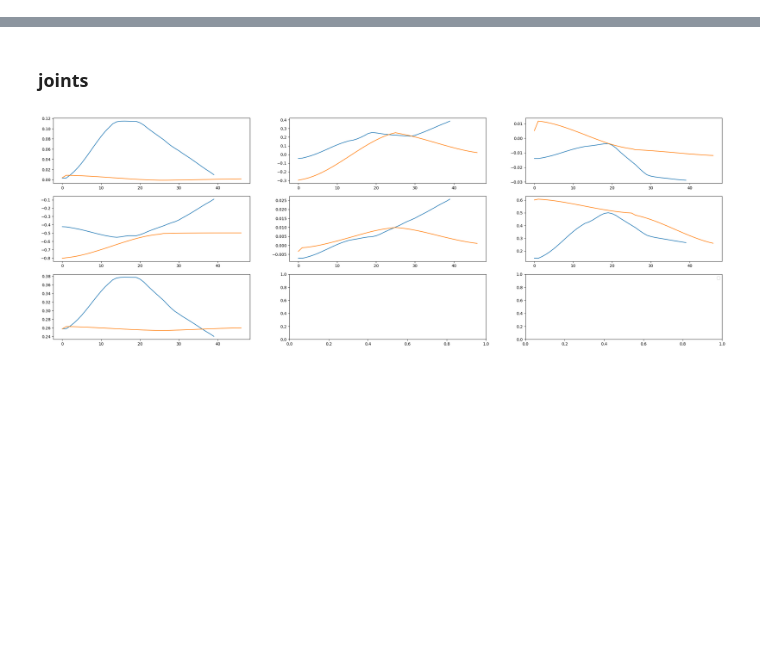
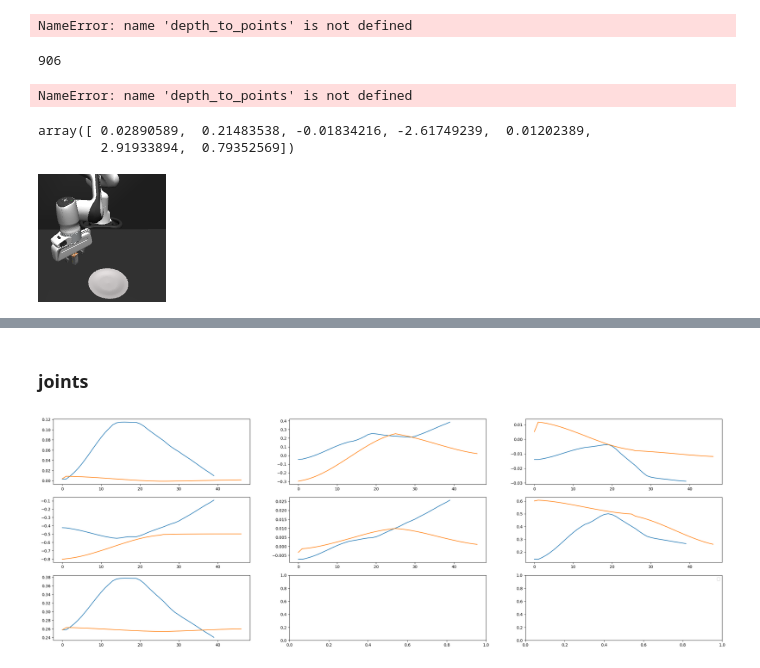
Before and after one commit to peek-robot/threedda, a Jupyter notebook: notebooks/load_data.ipynb, the cells around one changed output, grey strips where cells are left out. Saved outputs shown, nothing was run; the diff lists cells and outputs as text; code cells hidden in the pictures; blank space fills up the shorter version.

```diff
--- a/notebooks/load_data.ipynb
+++ b/notebooks/load_data.ipynb
@@ -9,0 +27,53 @@ data_real = f_real["data"]["demo_0"]
+# %%
+import h5py
+
+f_sim = h5py.File("/home/memmelma/Projects/problem_reduction/data/pick_and_place_2500_3_objs_va_vel_004_ee.hdf5", "r", swmr=True)
+data_sim = f_sim["data"]["demo_0"]
+
+depth = data_sim["obs"]["depth"][0]
+intrinsic = data_sim["obs"]["camera_intrinsic"][0]
+extrinsic = data_sim["obs"]["camera_extrinsic"][0]
+
+points = depth_to_points(depth, intrinsic, extrinsic)
+colors = np.ones_like(points) * [255., 0., 0.]
+visualize_pointcloud(vis, "mujoco", points, colors, size=0.0025)
+# %% [output]
+NameError: name 'depth_to_points' is not defined
+# %%
+len(f_sim["data"].keys())
+# %% [output]
+906
+# %%
+import h5py
+
+f_sim = h5py.File("/home/memmelma/Projects/tool_use/data/PnP/trajs_joint_s2r_0123.hdf5", "r", swmr=True)
+data_sim = f_sim["data"]["demo_0"]
+
+depth = data_sim["obs"]["depth"][0]
+intrinsic = data_sim["obs"]["camera_intrinsic"][0]
+extrinsic = data_sim["obs"]["camera_extrinsic"][0]
+
+points = depth_to_points(depth, intrinsic, extrinsic)
+colors = np.ones_like(points) * [0., 255., 0.]
+visualize_pointcloud(vis, "suite", points, colors, size=0.0025)
+# %% [output]
+NameError: name 'depth_to_points' is not defined
+# %%
+f_sim["data"]["demo_1"]["obs"]["qpos"][0] #- f_sim["data"]["demo_0"]["obs"]["qpos"][0]
+# %% [output]
+array([ 0.02890589,  0.21483538, -0.01834216, -2.61749239,  0.01202389,
+        2.91933894,  0.79352569])
+# %%
+import h5py
+
+f_sim = h5py.File("/home/memmelma/Projects/tool_use/data/PnP/trajs_joint_s2r_0_0123.hdf5", "r", swmr=True)
+# %%
+from PIL import Image
+
+gripper_state_discrete = f_sim["data"]["demo_0"]["obs"]["gripper_state_discrete"][:]
+first_0_index = np.where(gripper_state_discrete == 0.0)[0][0]
+
+img = f_sim["data"]["demo_0"]["obs"]["rgb"][first_0_index]
+Image.fromarray(img)
+# %% [output]
+[figure, added]
```
Also changed, not shown: parts of 11 cells of this notebook, 4 other files.
